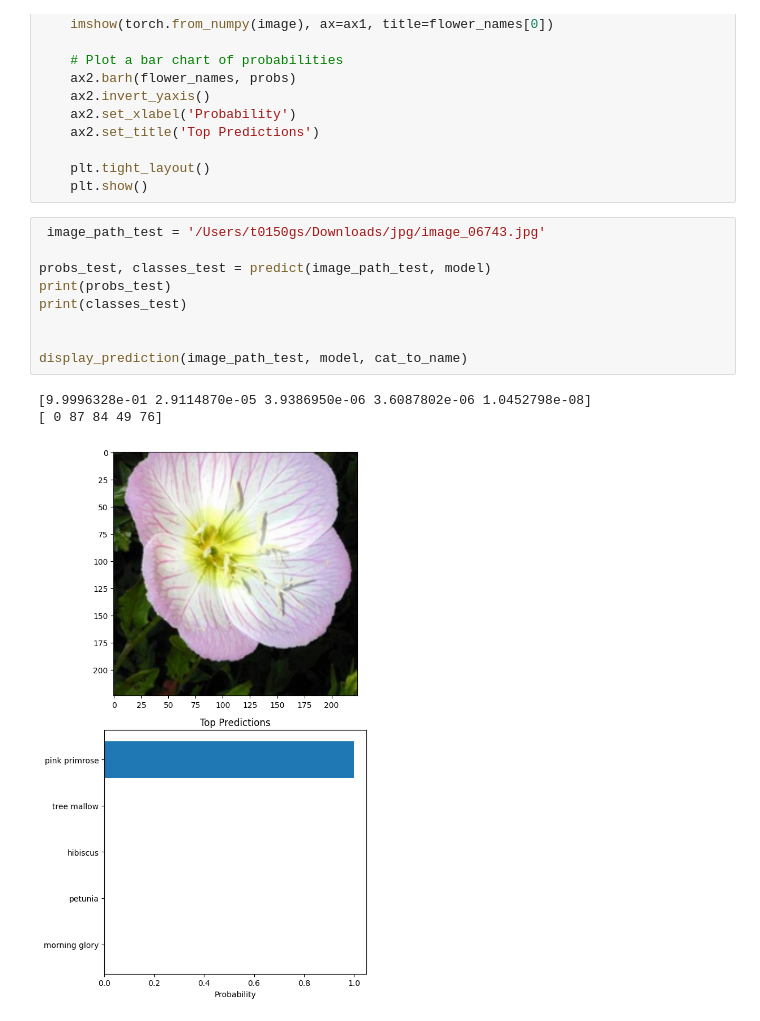
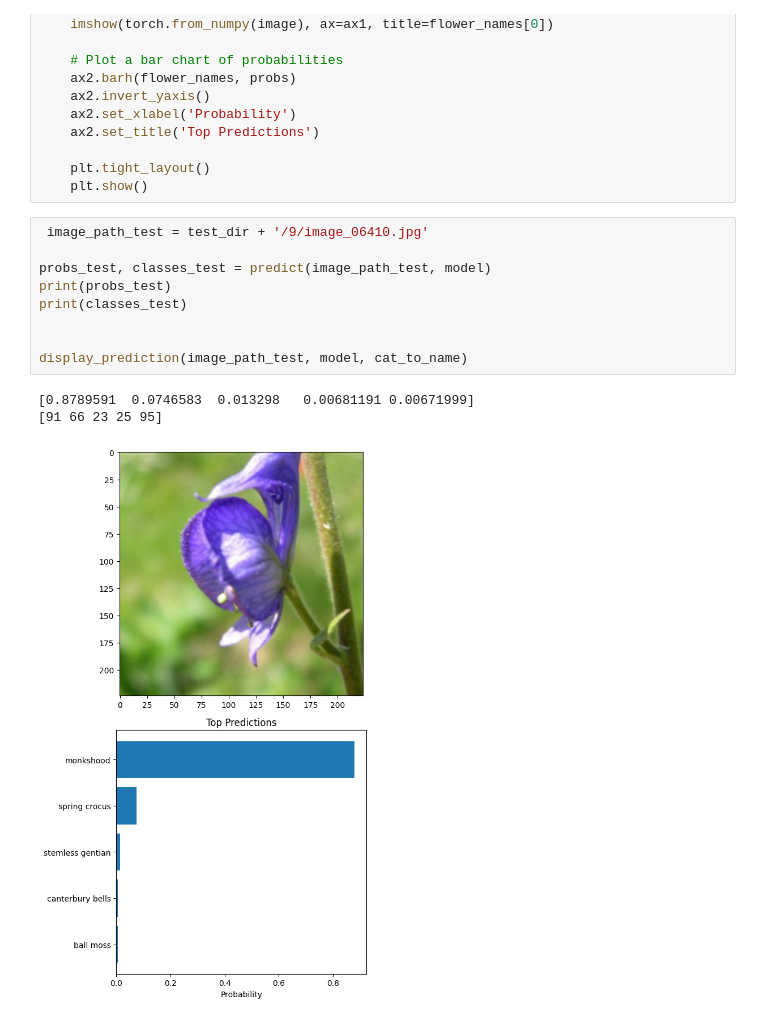
Before and after one commit to chazo/python-ai-nanodegree, a Jupyter notebook: Image Classifier Project.ipynb, the cells around one changed output. Saved outputs shown, nothing was run; the diff lists cells and outputs as text.

Commit message:
use flower to test from downloaded data

```diff
--- a/Image Classifier Project.ipynb
+++ b/Image Classifier Project.ipynb
@@ -587,15 +587,15 @@ def display_prediction(image_path, model_param, cat_to_name_param, topk=5):
     plt.tight_layout()
     plt.show()
 # %%
- image_path_test = '/Users/t0150gs/Downloads/jpg/image_06743.jpg'
+ image_path_test = test_dir + '/9/image_06410.jpg'
 
 probs_test, classes_test = predict(image_path_test, model)
 print(probs_test)
 print(classes_test)
 
 
 display_prediction(image_path_test, model, cat_to_name)
 # %% [output]
-[9.9996328e-01 2.9114870e-05 3.9386950e-06 3.6087802e-06 1.0452798e-08]
-[ 0 87 84 49 76]
+[0.8789591  0.0746583  0.013298   0.00681191 0.00671999]
+[91 66 23 25 95]
-[figure, old version]
+[figure, new version]
```
Also changed, not shown: parts of 3 cells of this notebook.
